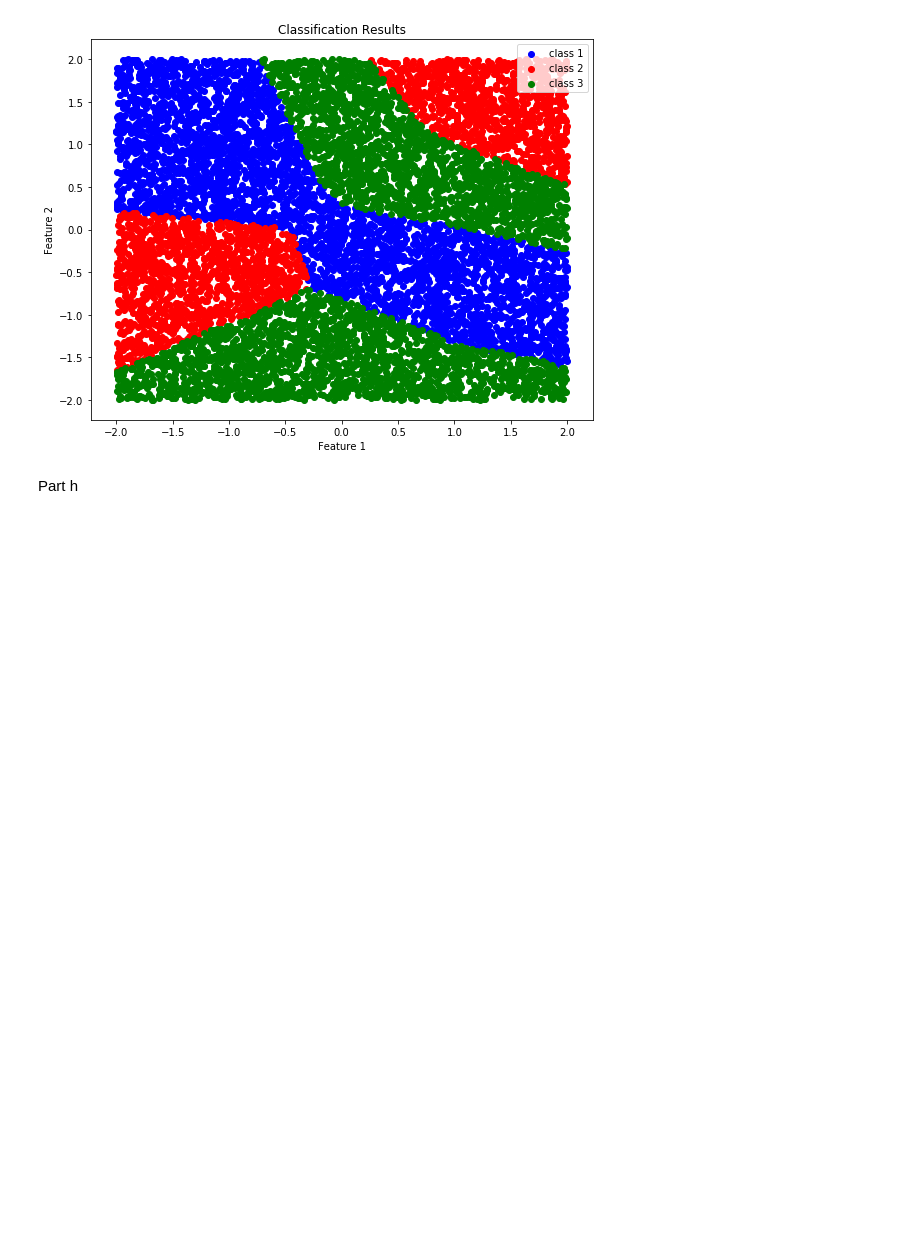
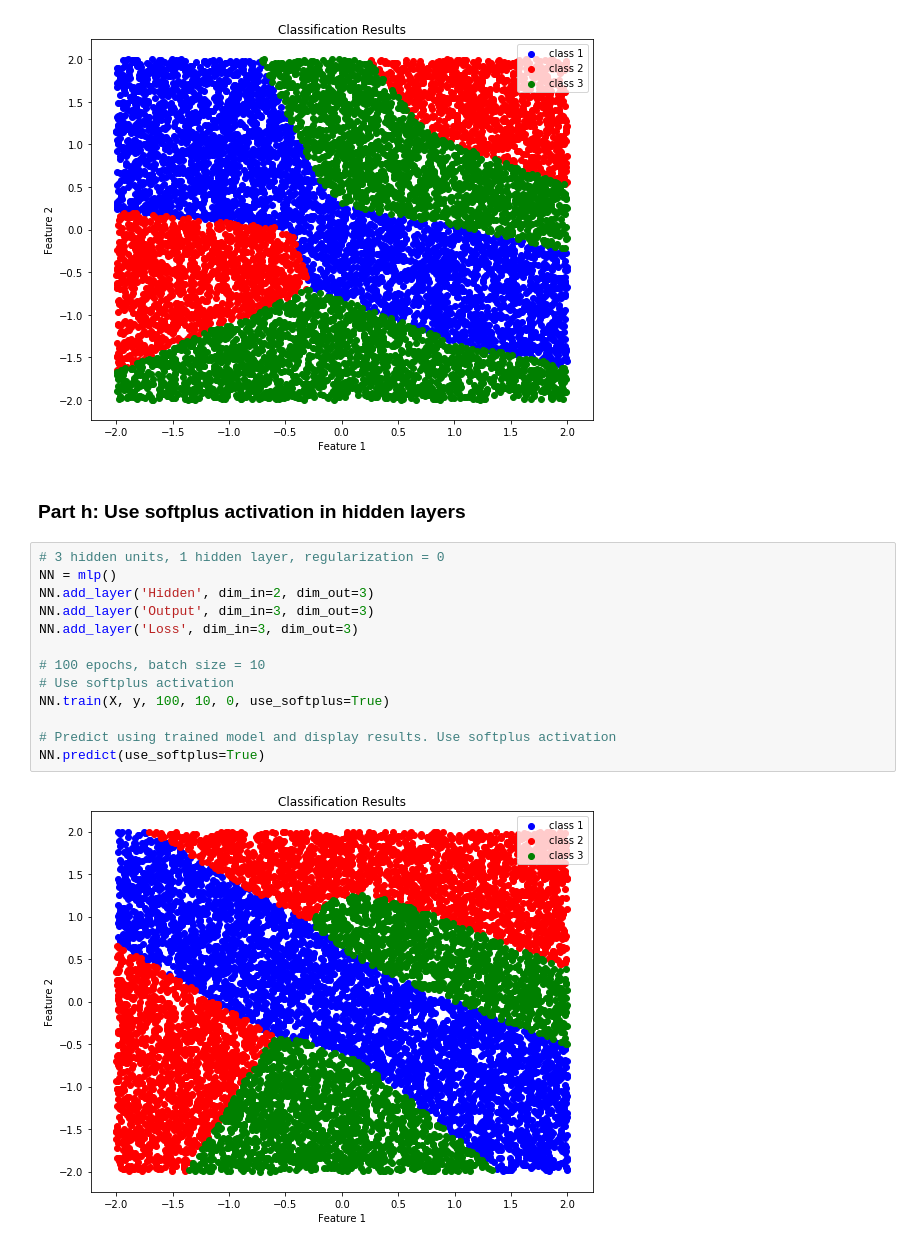
Before and after one commit to dsikka/DL4CV, a Jupyter notebook: HW3.ipynb, the cells around one changed output. Drawn from its saved outputs; the diff is of its cells as text; blank space fills up the shorter version.

```diff
--- a/HW3.ipynb
+++ b/HW3.ipynb
@@ -522,5 +526,20 @@ NN.train(X, y, 100, 10, 0.010)
 NN.predict()
 # %% [output]
 [figure]
-# %% [markdown]
-Part h
+# %% [markdown]
+### Part h: Use softplus activation in hidden layers
+# %%
+# 3 hidden units, 1 hidden layer, regularization = 0
+NN = mlp()
+NN.add_layer('Hidden', dim_in=2, dim_out=3)
+NN.add_layer('Output', dim_in=3, dim_out=3)
+NN.add_layer('Loss', dim_in=3, dim_out=3)
+
+# 100 epochs, batch size = 10
+# Use softplus activation
+NN.train(X, y, 100, 10, 0, use_softplus=True)
+
+# Predict using trained model and display results. Use softplus activation
+NN.predict(use_softplus=True)
+# %% [output]
+[figure, added]
```
Also changed, not shown: parts of 21 cells of this notebook.
